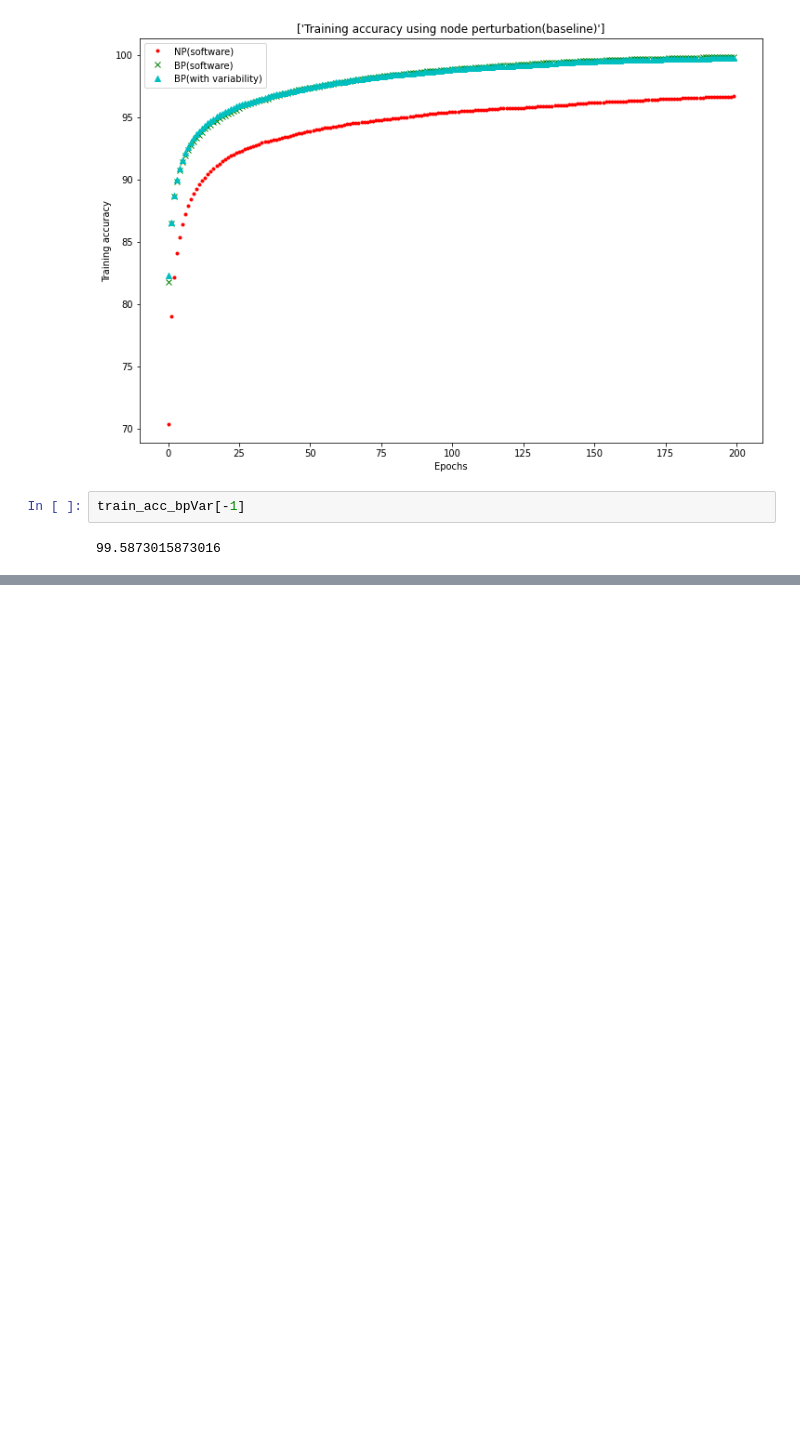
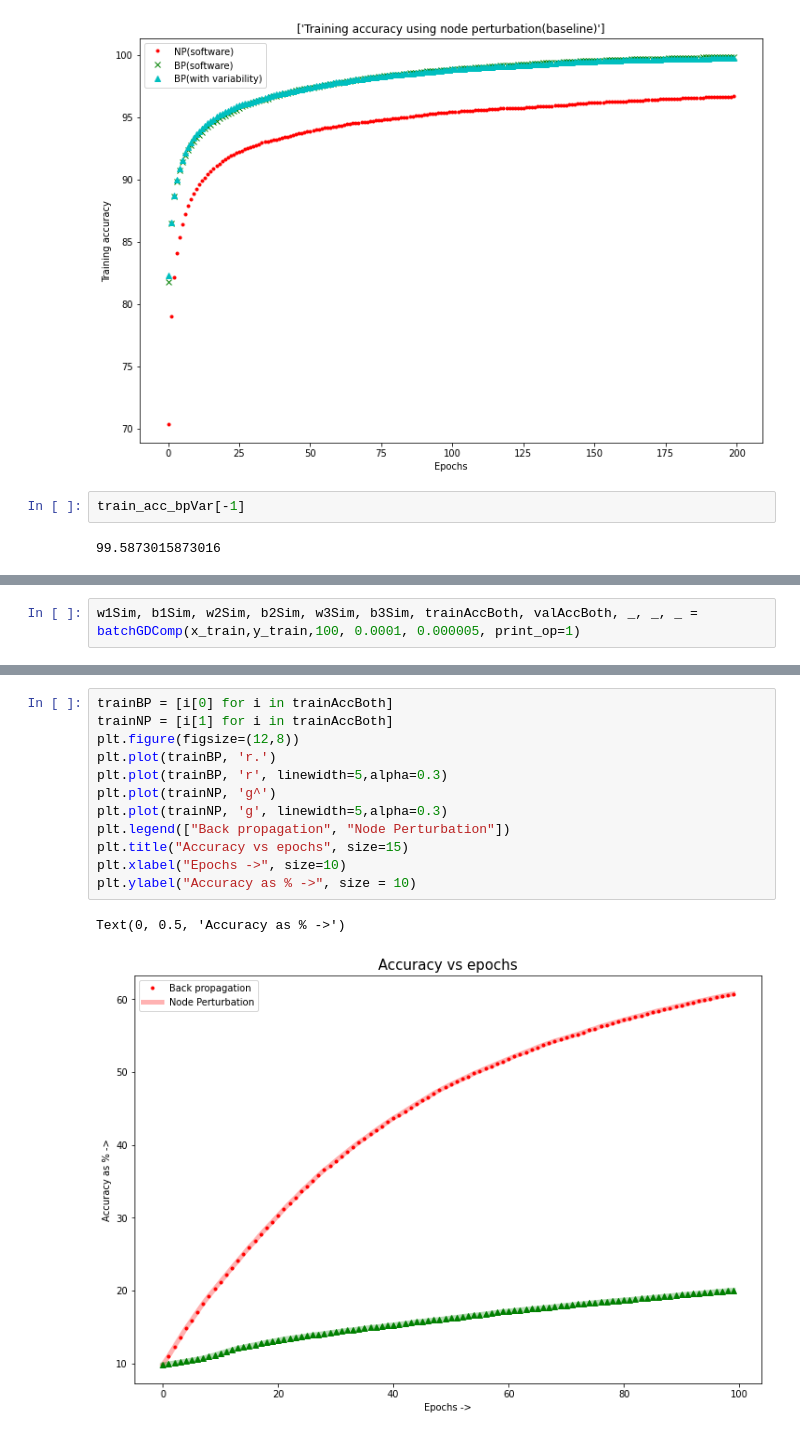
Before and after one commit to Rohit01-zoey/Perturbation-techniques-in-CNNs, a Jupyter notebook: code/mnistNodePert.ipynb, the cells around one changed output, grey strips where cells are left out. Cells and saved outputs as stored; diff of their text form; blank space fills up the shorter version.

```diff
--- a/code/mnistNodePert.ipynb
+++ b/code/mnistNodePert.ipynb
@@ -1347,0 +1552,2 @@ ZeroDivisionError: division by zero
+# %%
+w1Sim, b1Sim, w2Sim, b2Sim, w3Sim, b3Sim, trainAccBoth, valAccBoth, _, _, _ = batchGDComp(x_train,y_train,100, 0.0001, 0.000005, print_op=1)
@@ -1347,0 +1572,15 @@ ZeroDivisionError: division by zero
+# %%
+trainBP = [i[0] for i in trainAccBoth]
+trainNP = [i[1] for i in trainAccBoth]
+plt.figure(figsize=(12,8))
+plt.plot(trainBP, 'r.')
+plt.plot(trainBP, 'r', linewidth=5,alpha=0.3)
+plt.plot(trainNP, 'g^')
+plt.plot(trainNP, 'g', linewidth=5,alpha=0.3)
+plt.legend(["Back propagation", "Node Perturbation"])
+plt.title("Accuracy vs epochs", size=15)
+plt.xlabel("Epochs ->", size=10)
+plt.ylabel("Accuracy as % ->", size = 10)
+# %% [output]
+Text(0, 0.5, 'Accuracy as % ->')
+[figure, added]
```
Also changed, not shown: parts of 19 cells of this notebook.
